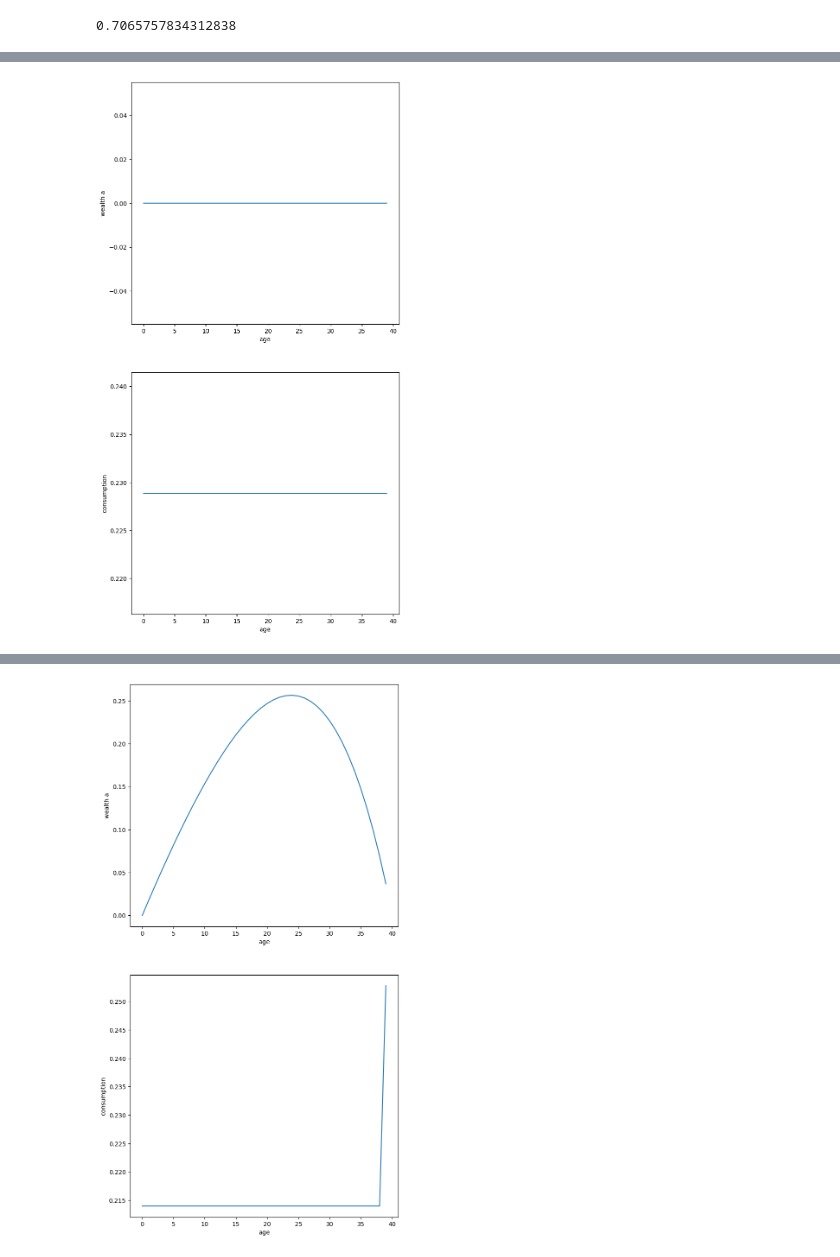
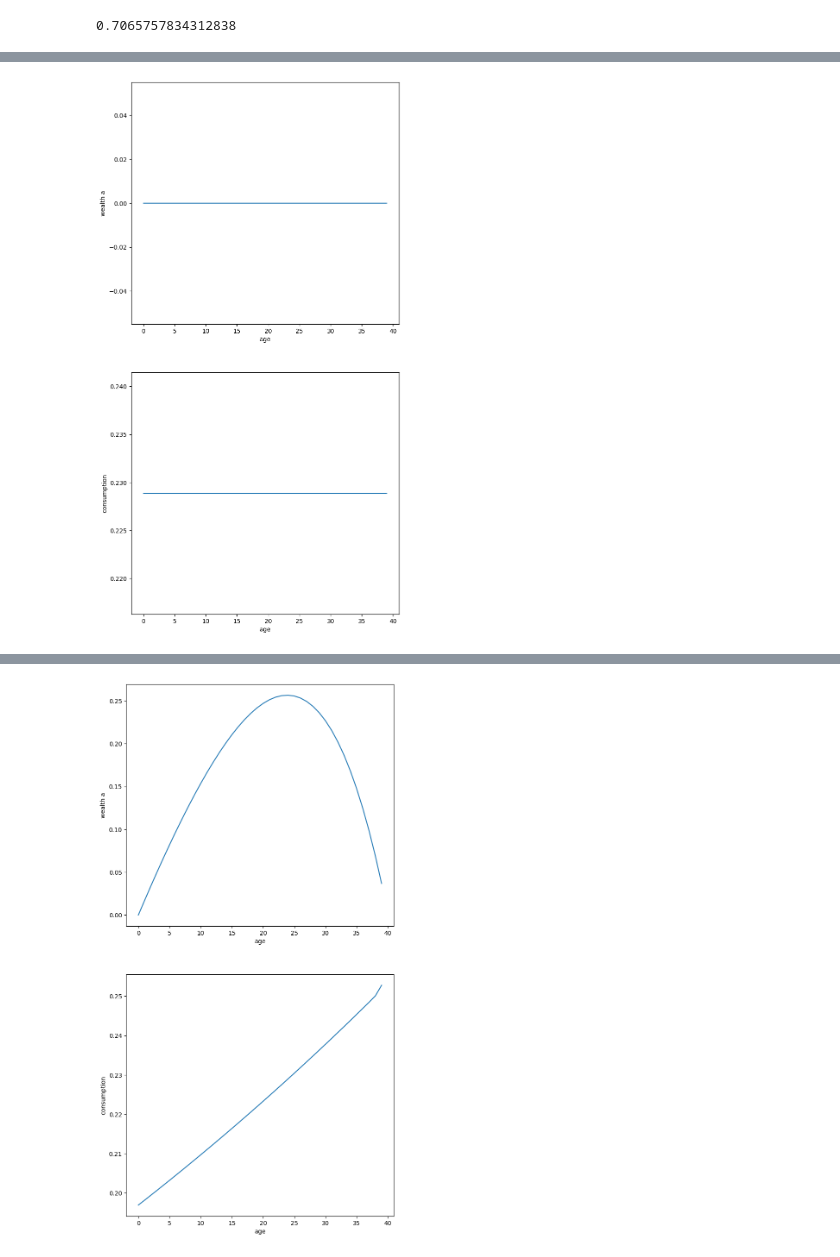
Before and after one commit to mpham8/macro-debtrelief-humancapital, a Jupyter notebook: hc-olg-model/ss_run1.ipynb, the cells around one changed output, grey strips where cells are left out. Saved outputs shown, nothing was run; the diff lists cells and outputs as text; code cells hidden in the pictures.

```diff
--- a/hc-olg-model/ss_run1.ipynb
+++ b/hc-olg-model/ss_run1.ipynb
@@ -239,12 +239,12 @@ while iteration < max_iters - 1 and K_diff > tolerance:
   L_diff = abs((L_bar - L_old) / L_bar)
   print(f"iter: {iteration}; K change: {K_diff:.2f}; H change: {H_diff:.2f}; L change: {L_diff:.2f}")
 
-  #calculate variables
+  #calculate variables based on new guess of K, H, L
   w = wage_rate(K_prev = K_bar, H = H_bar, L = L_bar)
   r = interest_rate(K_prev = K_bar, H = H_bar, L = L_bar)
   Y = production(K_prev = K_bar, H = H_bar, L = L_bar)
   grants = G_gdp * Y
-  T = transfer(K_prev = K_bar, H = H_bar, L = L_bar, G = grants, tau = tau, w = w, r = r)/periods
+  T = transfer(K_prev = K_bar, H = H_bar, L = L_bar, G = grants, tau = tau, w = w, r = r)
 
   print(f"iter: {iteration}; K: {K_bar:.2f}; H: {H_bar:.2f}; L: {L_bar:.2f}")
   print(f"iter: {iteration}; Y: {Y:.2f}; tau: {tau:.2f}; T: {T:.2f}")
@@ -253,7 +253,7 @@ while iteration < max_iters - 1 and K_diff > tolerance:
   K_old = K_bar
   H_old = H_bar
   L_old = L_bar
-  state_var_iter_array[iteration, 0] = K_old
+  state_var_iter_array[iteration, 0] = K_old #TODO: update these each iteration
   state_var_iter_array[iteration, 1] = H_old
   state_var_iter_array[iteration, 2] = L_old
 
@@ -401,7 +401,7 @@ while iteration < max_iters - 1 and K_diff > tolerance:
     # w = wage_rate(K_prev = k_gen[q], H = H_bar, L = L_bar)
     # r = interest_rate(K_prev = k_gen[q], H = H_bar, L = L_bar)
     # T = transfer(K_prev = k_gen[q], H = H_bar, L = L_bar, G = grants, tau = tau, w = w, r = r)
-    c_gen[q] = consumption(k_prev=c_gen[q], k=c_gen[q+1], h=h, l=l, w=w, r=r, tau=tau, T=T)
+    c_gen[q] = consumption(k_prev=k_gen[q], k=k_gen[q+1], h=h, l=l, w=w, r=r, tau=tau, T=T)
 
   K_new = np.mean(k_gen) #could do check for each gen same instead of mean
 
@@ -462,5 +462,5 @@ Solution for aggregate capital stock K: 0.48583545468241035
 Solution for aggregate labor N: 0.2
-[figure, old version]
+[figure, new version]
 iter: 2; K change: 0.16; H change: 0.00; L change: 0.00
 iter: 2; K: 0.49; H: 1.00; L: 0.20
 iter: 2; Y: 0.27; tau: 0.15; T: 0.05
```
Also changed, not shown: parts of 2 cells of this notebook, 1 other file.
